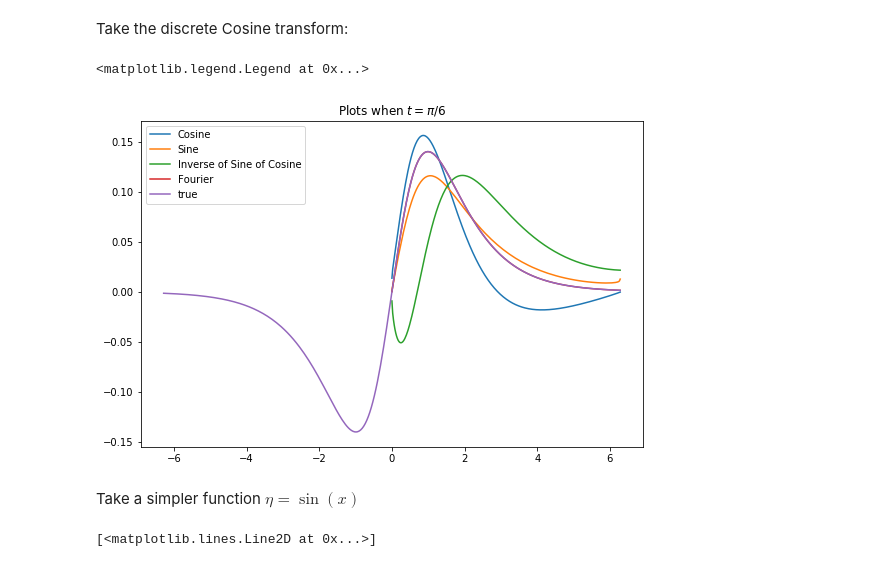
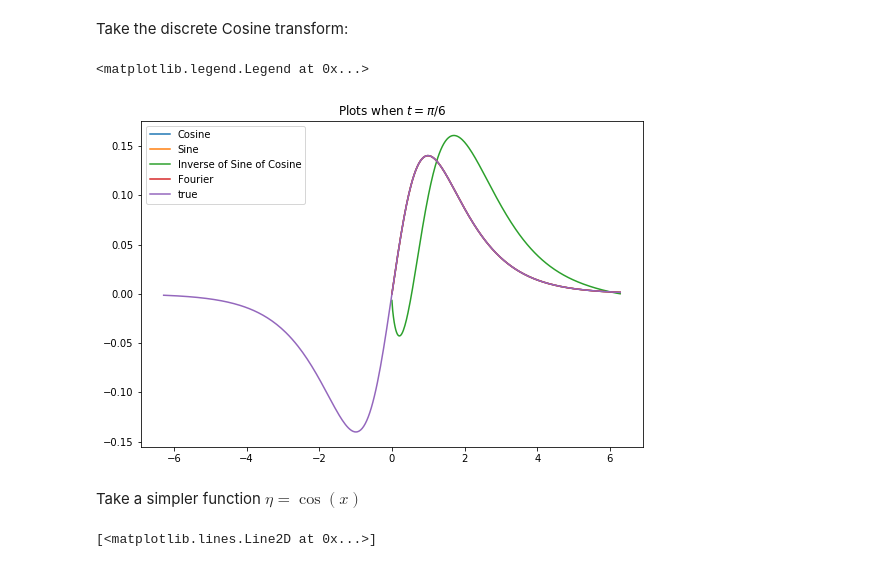
Before and after one commit to sultanaitzhan/Capstone, a Jupyter notebook: Numerical Work/The half-line term.ipynb, the cells around one changed output. Saved outputs shown, nothing was run; the diff lists cells and outputs as text; code cells hidden in the pictures.

```diff
--- a/Numerical Work/The half-line term.ipynb
+++ b/Numerical Work/The half-line term.ipynb
@@ -38,28 +38,28 @@ plt.plot(x, y)
 Take the discrete Cosine transform:
 # %%
 yDCT = dct(y, type=2, norm='ortho')
-yIDCT = idct(yDCT, type=3, norm='ortho')
+yIDCT = idct(yDCT, type=2, norm='ortho')
 yDST = dst(y, type=2, norm='ortho')
-yIDST = idst(yDST, type=3, norm='ortho')
-yNEW = idst(yDCT, type=3, norm = 'ortho')
+yIDST = idst(yDST, type=2, norm='ortho')
+yNEW = idst(yDCT, type=2, norm = 'ortho')
 yFFT = np.fft.fft(y)
 yIFFT = np.fft.ifft(yFFT)
 plt.figure(figsize=(9,6))
 plt.plot(x, yIDCT)
 plt.plot(x, yIDST)
 plt.plot(x, yNEW)
 plt.plot(x, yIFFT)
 plt.plot(newx, newy)
 plt.title("Plots when $t = \pi/6$")
 plt.legend(['Cosine', 'Sine', 'Inverse of Sine of Cosine','Fourier','true'])
 # %% [output]
 <matplotlib.legend.Legend at 0x...>
-[figure, old version]
+[figure, new version]
 # %%
 newx =np.linspace(-2*np.pi,2*np.pi,N);
 newy = testQ(newx, t)
 # %% [markdown]
-Take a simpler function $\eta = \sin(x)$
+Take a simpler function $\eta = \cos(x)$
 # %%
 N = 300;
 x = np.linspace(-2*np.pi,2*np.pi,N);
```
Also changed, not shown: parts of 2 cells of this notebook, 8 other files.
